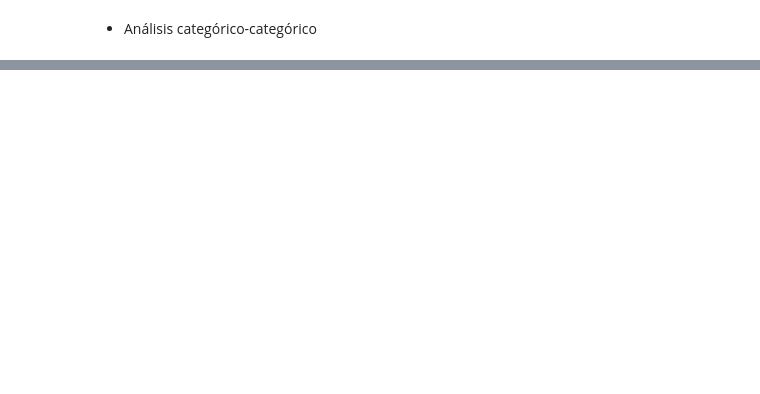
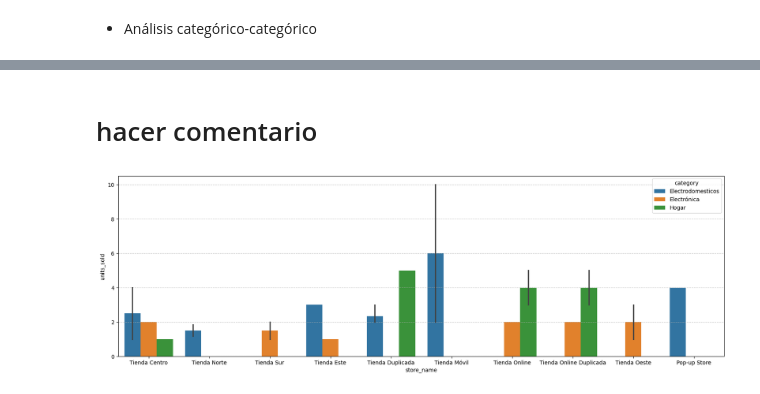
Before and after one commit to fertr98/Junior-Data-Scientist---Prueba-t-cnica, a Jupyter notebook: src/explore.ipynb, the cells around one changed output, grey strips where cells are left out. Saved outputs shown, nothing was run; the diff lists cells and outputs as text; code cells hidden in the pictures; blank space fills up the shorter version.

```diff
--- a/src/explore.ipynb
+++ b/src/explore.ipynb
@@ -662,0 +742,16 @@ plt.show()
+# %% [markdown]
+# hacer comentario
+# %%
+# utilizamos un dataset que filtra las tiendas en un top 10
+
+# Contar las 4 tiendas más frecuentes
+top_stores = dataset['store_name'].value_counts().nlargest(11).index
+
+# Filtrar el dataset para incluir solo las 10 tiendas más frecuentes
+filtered_dataset = dataset[dataset['store_name'].isin(top_stores)]
+
+plt.figure(figsize=(20, 6))
+sns.barplot(data = filtered_dataset, x = "store_name", y = "units_sold", hue = "category")
+plt.grid(axis='y', linestyle='--', alpha=0.7)
+# %% [output]
+[figure, added]
```
Also changed, not shown: parts of 37 cells of this notebook.
